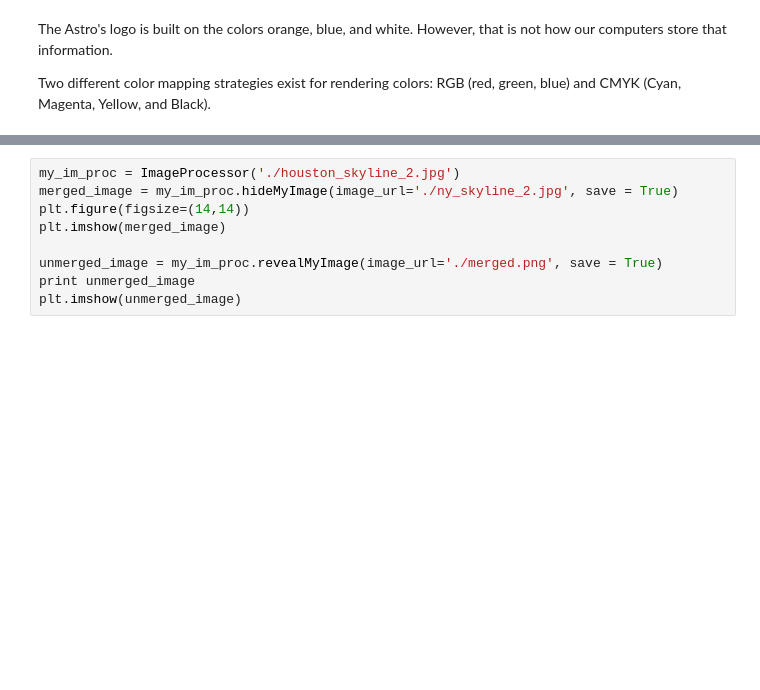
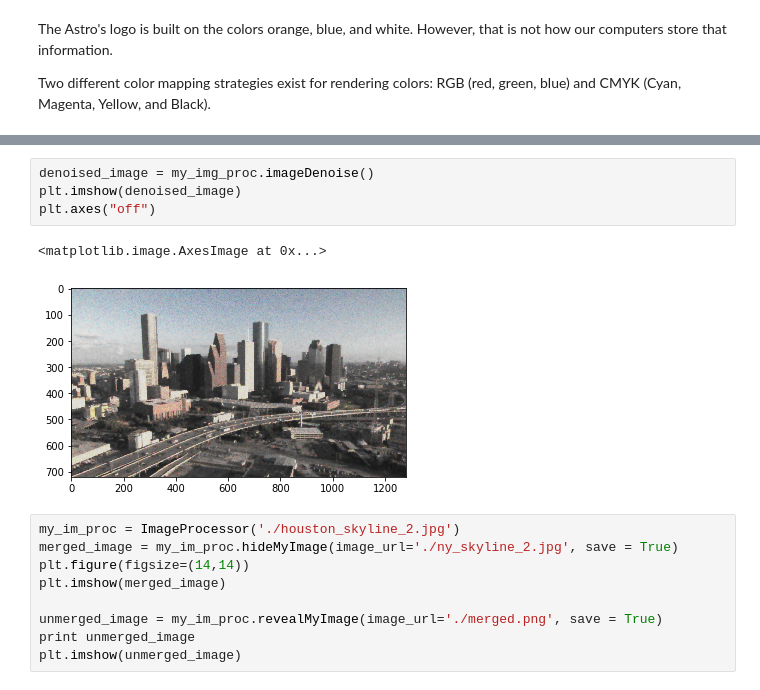
Before and after one commit to ldcbishop/IntroToSciProg, a Jupyter notebook: Images_and_Color_Theory.ipynb, the cells around one changed output, grey strips where cells are left out. Saved outputs shown, nothing was run; the diff lists cells and outputs as text; blank space fills up the shorter version.

```diff
--- a/Images_and_Color_Theory.ipynb
+++ b/Images_and_Color_Theory.ipynb
@@ -62,3 +78,10 @@ Digital images are simply matrices of numbers that are translated into colored p
+# %%
+denoised_image = my_img_proc.imageDenoise()
+plt.imshow(denoised_image)
+plt.axes("off")
+# %% [output]
+<matplotlib.image.AxesImage at 0x...>
+[figure, added]
 # %%
 my_im_proc = ImageProcessor('./houston_skyline_2.jpg')
 merged_image = my_im_proc.hideMyImage(image_url='./ny_skyline_2.jpg', save = True)
```
Also changed, not shown: parts of 12 cells of this notebook, 1 other file.
